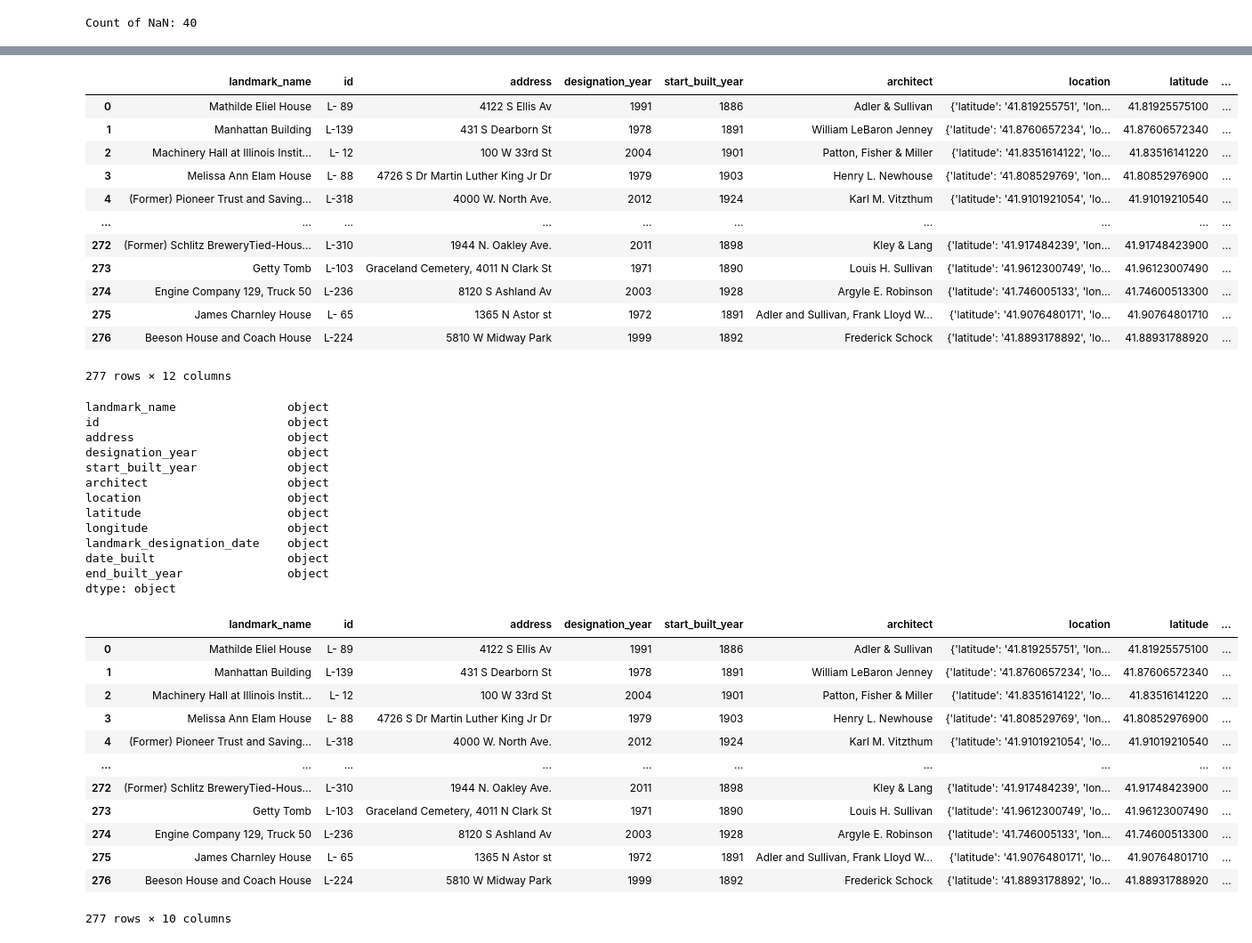
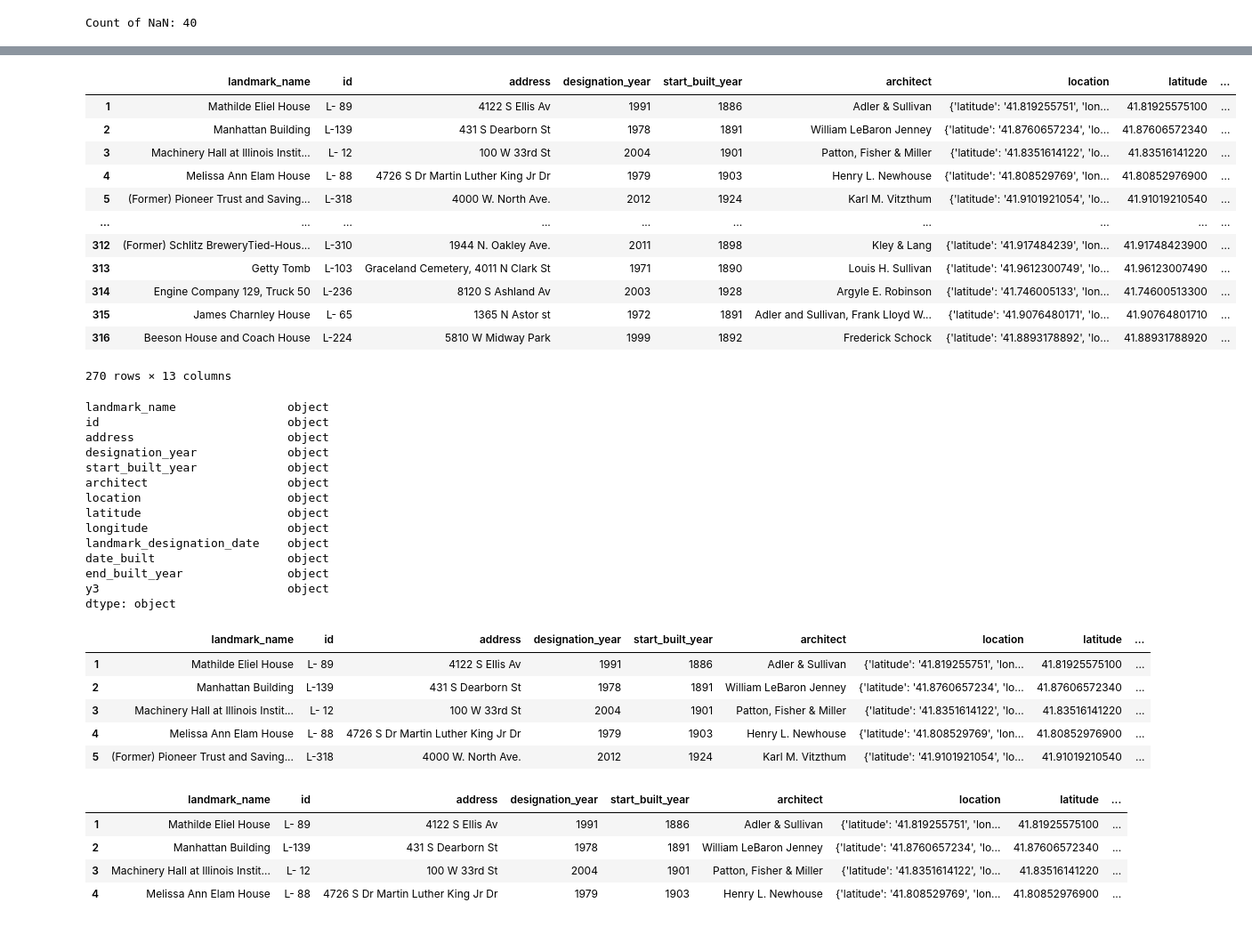
Before and after one commit to liliana-ilut/chicago-landmarks, a Jupyter notebook: data.ipynb, the cells around one changed output, grey strips where cells are left out. Shown: that part at 89% size. Cells and saved outputs as stored; diff of their text form; code cells hidden in the pictures.

```diff
--- a/data.ipynb
+++ b/data.ipynb
@@ -83,6 +83,6 @@ Count of NaN: 40
 #drop the empty values
 nan_value = float('NaN')
 df2.replace('', nan_value, inplace = True)
-df2.dropna(subset = ['date_built'], inplace = True)
+df2.dropna(inplace = True)
 df2
 # %% [output]
@@ -117,0 +116,8 @@ dtype: int64
+# %%
+#remove decimal from 'designation year'
+df2['date_built'] = df2['date_built'].astype(str).apply(lambda x: x.replace(', ','-'))
+df2['date_built'] = df2['date_built'].astype(str).apply(lambda x: x.replace('& ','-'))
+df2['date_built'] = df2['date_built'].astype(str).apply(lambda x: x.replace('&','-'))
+df2['date_built'] = df2['date_built'].astype(str).apply(lambda x: x.replace(',','-'))
+df2['date_built'] = df2['date_built'].astype(str).apply(lambda x: x.replace('`','-'))
+df2
@@ -118,5 +138,5 @@ dtype: int64
 # %%
 #split the date_built column
-df2[['start_built_year', 'end_built_year']] = df2["date_built"].apply(lambda x: pd.Series(str(x).split("-")))
+df2[['start_built_year', 'end_built_year', 'y3']] = df2["date_built"].apply(lambda x: pd.Series(str(x).split("-")))
 df2
 # %% [output]
@@ -136,21 +159,21 @@ df2
 # %%
 #rearrange the columns
-df2 = df2.reindex(['landmark_name','id', 'address', 'designation_year', 'start_built_year','architect', 'location', 'latitude', 'longitude' , 'landmark_designation_date', 'date_built', 'end_built_year'], axis=1)
+df2 = df2.reindex(['landmark_name','id', 'address', 'designation_year', 'start_built_year','architect', 'location', 'latitude', 'longitude' , 'landmark_designation_date', 'date_built', 'end_built_year', 'y3'], axis=1)
 df2
 # %% [output]
 |  | landmark_name | id | address | designation_year | start_built_year | architect | location | latitude | ... |
-| 0 | Mathilde Eliel House | L- 89 | 4122 S Ellis Av | 1991 | 1886 | Adler & Sullivan | {'latitude': '41.819255751', 'lon... | 41.81925575100 | ... |
-| 1 | Manhattan Building | L-139 | 431 S Dearborn St | 1978 | 1891 | William LeBaron Jenney | {'latitude': '41.8760657234', 'lo... | 41.87606572340 | ... |
-| 2 | Machinery Hall at Illinois Instit... | L- 12 | 100 W 33rd St | 2004 | 1901 | Patton, Fisher & Miller | {'latitude': '41.8351614122', 'lo... | 41.83516141220 | ... |
-| 3 | Melissa Ann Elam House | L- 88 | 4726 S Dr Martin Luther King Jr Dr | 1979 | 1903 | Henry L. Newhouse | {'latitude': '41.808529769', 'lon... | 41.80852976900 | ... |
-| 4 | (Former) Pioneer Trust and Saving... | L-318 | 4000 W. North Ave. | 2012 | 1924 | Karl M. Vitzthum | {'latitude': '41.9101921054', 'lo... | 41.91019210540 | ... |
+| 1 | Mathilde Eliel House | L- 89 | 4122 S Ellis Av | 1991 | 1886 | Adler & Sullivan | {'latitude': '41.819255751', 'lon... | 41.81925575100 | ... |
+| 2 | Manhattan Building | L-139 | 431 S Dearborn St | 1978 | 1891 | William LeBaron Jenney | {'latitude': '41.8760657234', 'lo... | 41.87606572340 | ... |
+| 3 | Machinery Hall at Illinois Instit... | L- 12 | 100 W 33rd St | 2004 | 1901 | Patton, Fisher & Miller | {'latitude': '41.8351614122', 'lo... | 41.83516141220 | ... |
+| 4 | Melissa Ann Elam House | L- 88 | 4726 S Dr Martin Luther King Jr Dr | 1979 | 1903 | Henry L. Newhouse | {'latitude': '41.808529769', 'lon... | 41.80852976900 | ... |
+| 5 | (Former) Pioneer Trust and Saving... | L-318 | 4000 W. North Ave. | 2012 | 1924 | Karl M. Vitzthum | {'latitude': '41.9101921054', 'lo... | 41.91019210540 | ... |
 | ... | ... | ... | ... | ... | ... | ... | ... | ... | ... |
-| 272 | (Former) Schlitz BreweryTied-Hous... | L-310 | 1944 N. Oakley Ave. | 2011 | 1898 | Kley & Lang | {'latitude': '41.917484239', 'lon... | 41.91748423900 | ... |
-| 273 | Getty Tomb | L-103 | Graceland Cemetery, 4011 N Clark St | 1971 | 1890 | Louis H. Sullivan | {'latitude': '41.9612300749', 'lo... | 41.96123007490 | ... |
-| 274 | Engine Company 129, Truck 50 | L-236 | 8120 S Ashland Av | 2003 | 1928 | Argyle E. Robinson | {'latitude': '41.746005133', 'lon... | 41.74600513300 | ... |
-| 275 | James Charnley House | L- 65 | 1365 N Astor st | 1972 | 1891 | Adler and Sullivan, Frank Lloyd W... | {'latitude': '41.9076480171', 'lo... | 41.90764801710 | ... |
-| 276 | Beeson House and Coach House | L-224 | 5810 W Midway Park | 1999 | 1892 | Frederick Schock | {'latitude': '41.8893178892', 'lo... | 41.88931788920 | ... |
+| 312 | (Former) Schlitz BreweryTied-Hous... | L-310 | 1944 N. Oakley Ave. | 2011 | 1898 | Kley & Lang | {'latitude': '41.917484239', 'lon... | 41.91748423900 | ... |
+| 313 | Getty Tomb | L-103 | Graceland Cemetery, 4011 N Clark St | 1971 | 1890 | Louis H. Sullivan | {'latitude': '41.9612300749', 'lo... | 41.96123007490 | ... |
+| 314 | Engine Company 129, Truck 50 | L-236 | 8120 S Ashland Av | 2003 | 1928 | Argyle E. Robinson | {'latitude': '41.746005133', 'lon... | 41.74600513300 | ... |
+| 315 | James Charnley House | L- 65 | 1365 N Astor st | 1972 | 1891 | Adler and Sullivan, Frank Lloyd W... | {'latitude': '41.9076480171', 'lo... | 41.90764801710 | ... |
+| 316 | Beeson House and Coach House | L-224 | 5810 W Midway Park | 1999 | 1892 | Frederick Schock | {'latitude': '41.8893178892', 'lo... | 41.88931788920 | ... |
-277 rows × 12 columns
+270 rows × 13 columns
 # %%
 df2.dtypes
 # %% [output]
@@ -166,22 +189,16 @@ longitude                    object
 landmark_designation_date    object
 date_built                   object
 end_built_year               object
+y3                           object
 dtype: object
 # %%
 #drop the columns that we don't need anymore
-clean_df = df2.drop(['date_built','end_built_year'], axis = 1)
-clean_df
+clean_df = df2.drop(['date_built','end_built_year','y3'], axis = 1)
+clean_df.head(5)
 # %% [output]
 |  | landmark_name | id | address | designation_year | start_built_year | architect | location | latitude | ... |
-| 0 | Mathilde Eliel House | L- 89 | 4122 S Ellis Av | 1991 | 1886 | Adler & Sullivan | {'latitude': '41.819255751', 'lon... | 41.81925575100 | ... |
-| 1 | Manhattan Building | L-139 | 431 S Dearborn St | 1978 | 1891 | William LeBaron Jenney | {'latitude': '41.8760657234', 'lo... | 41.87606572340 | ... |
-| 2 | Machinery Hall at Illinois Instit... | L- 12 | 100 W 33rd St | 2004 | 1901 | Patton, Fisher & Miller | {'latitude': '41.8351614122', 'lo... | 41.83516141220 | ... |
-| 3 | Melissa Ann Elam House | L- 88 | 4726 S Dr Martin Luther King Jr Dr | 1979 | 1903 | Henry L. Newhouse | {'latitude': '41.808529769', 'lon... | 41.80852976900 | ... |
-| 4 | (Former) Pioneer Trust and Saving... | L-318 | 4000 W. North Ave. | 2012 | 1924 | Karl M. Vitzthum | {'latitude': '41.9101921054', 'lo... | 41.91019210540 | ... |
-| ... | ... | ... | ... | ... | ... | ... | ... | ... | ... |
-| 272 | (Former) Schlitz BreweryTied-Hous... | L-310 | 1944 N. Oakley Ave. | 2011 | 1898 | Kley & Lang | {'latitude': '41.917484239', 'lon... | 41.91748423900 | ... |
-| 273 | Getty Tomb | L-103 | Graceland Cemetery, 4011 N Clark St | 1971 | 1890 | Louis H. Sullivan | {'latitude': '41.9612300749', 'lo... | 41.96123007490 | ... |
-| 274 | Engine Company 129, Truck 50 | L-236 | 8120 S Ashland Av | 2003 | 1928 | Argyle E. Robinson | {'latitude': '41.746005133', 'lon... | 41.74600513300 | ... |
-| 275 | James Charnley House | L- 65 | 1365 N Astor st | 1972 | 1891 | Adler and Sullivan, Frank Lloyd W... | {'latitude': '41.9076480171', 'lo... | 41.90764801710 | ... |
-| 276 | Beeson House and Coach House | L-224 | 5810 W Midway Park | 1999 | 1892 | Frederick Schock | {'latitude': '41.8893178892', 'lo... | 41.88931788920 | ... |
+| 1 | Mathilde Eliel House | L- 89 | 4122 S Ellis Av | 1991 | 1886 | Adler & Sullivan | {'latitude': '41.819255751', 'lon... | 41.81925575100 | ... |
+| 2 | Manhattan Building | L-139 | 431 S Dearborn St | 1978 | 1891 | William LeBaron Jenney | {'latitude': '41.8760657234', 'lo... | 41.87606572340 | ... |
+| 3 | Machinery Hall at Illinois Instit... | L- 12 | 100 W 33rd St | 2004 | 1901 | Patton, Fisher & Miller | {'latitude': '41.8351614122', 'lo... | 41.83516141220 | ... |
+| 4 | Melissa Ann Elam House | L- 88 | 4726 S Dr Martin Luther King Jr Dr | 1979 | 1903 | Henry L. Newhouse | {'latitude': '41.808529769', 'lon... | 41.80852976900 | ... |
+| 5 | (Former) Pioneer Trust and Saving... | L-318 | 4000 W. North Ave. | 2012 | 1924 | Karl M. Vitzthum | {'latitude': '41.9101921054', 'lo... | 41.91019210540 | ... |
-277 rows × 10 columns
@@ -187,0 +218,13 @@ clean_df
+# %%
+clean_df['designation_year'] = pd.to_numeric(clean_df['designation_year'])
+# clean_df['start_built_year'] = pd.to_numeric(clean_df['start_built_year'])
+clean_df.head(4)
+# clean_df = clean_df.convert_objects(convert_numeric=True)
+# clean_df
+# clean_df.dtypes
+# %% [output]
+|  | landmark_name | id | address | designation_year | start_built_year | architect | location | latitude | ... |
+| 1 | Mathilde Eliel House | L- 89 | 4122 S Ellis Av | 1991 | 1886 | Adler & Sullivan | {'latitude': '41.819255751', 'lon... | 41.81925575100 | ... |
+| 2 | Manhattan Building | L-139 | 431 S Dearborn St | 1978 | 1891 | William LeBaron Jenney | {'latitude': '41.8760657234', 'lo... | 41.87606572340 | ... |
+| 3 | Machinery Hall at Illinois Instit... | L- 12 | 100 W 33rd St | 2004 | 1901 | Patton, Fisher & Miller | {'latitude': '41.8351614122', 'lo... | 41.83516141220 | ... |
+| 4 | Melissa Ann Elam House | L- 88 | 4726 S Dr Martin Luther King Jr Dr | 1979 | 1903 | Henry L. Newhouse | {'latitude': '41.808529769', 'lon... | 41.80852976900 | ... |
```
Also changed, not shown: parts of 22 cells of this notebook.
